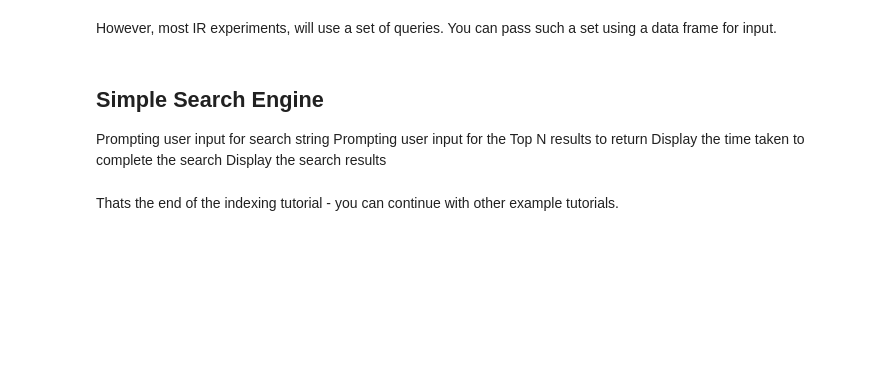
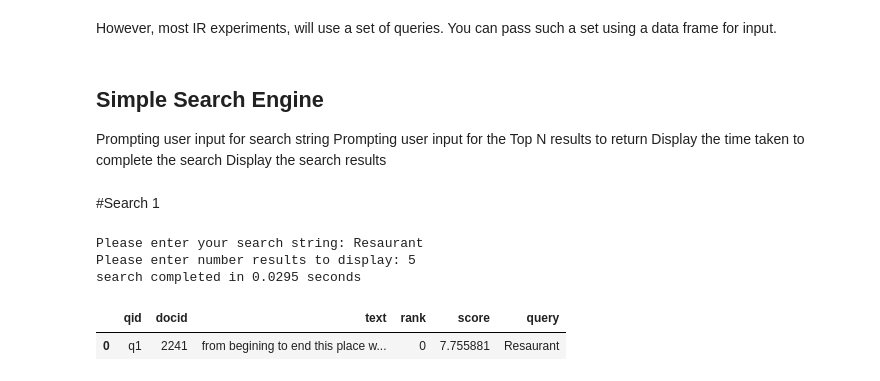
Before and after one commit to d1p013/testing, a Jupyter notebook: Assignment_Simple_Search_Engine.ipynb, the cells around one changed output. Saved outputs shown, nothing was run; the diff lists cells and outputs as text; code cells hidden in the pictures; blank space fills up the shorter version.

```diff
--- a/Assignment_Simple_Search_Engine.ipynb
+++ b/Assignment_Simple_Search_Engine.ipynb
@@ -331,31 +230,37 @@ Prompting user input for search string
 Prompting user input for the Top N results to return
 Display the time taken to complete the search
 Display the search results
+# %% [markdown]
+#Search 1
 # %%
 import time
 import pandas as pd
 pd.reset_option('^display.', silent=True)
 #pd.set_option('display.max_rows', None)
 pd.set_option('display.max_columns', None)
 #pd.set_option('display.width', None)
 #pd.set_option('display.max_colwidth', -1)
 
 search_str = input("Please enter your search string: ")
 #print("Search string: ", search_str)
 TopN = input("Please enter number results to display: ")
 #print("Top N results: ", TopN)
 Tstart = time.perf_counter()
 topics = pd.DataFrame([["q1", search_str]],columns=['qid','query'])
-results = pt.BatchRetrieve(indexref, metadata=["text"], num_results=int(TopN)).transform(topics)
+results = pt.BatchRetrieve(indexref, wmodel="TF_IDF", properties={"termpipelines" : "Stopwords,PorterStemmer"}, metadata=["text"], num_results=int(TopN)).transform(topics)
 Tend = time.perf_counter()
 print(f"search completed in {Tend - Tstart:0.4f} seconds")
 
 if len(results) == 0:
   print("no result found!")
 #else:
   #print("len: ", len(results))
   #print(results)
 
 results
+# %% [output]
+Please enter your search string: Resaurant
+Please enter number results to display: 5
+search completed in 0.0295 seconds
+|  | qid | docid | text | rank | score | query |
+| 0 | q1 | 2241 | from begining to end this place w... | 0 | 7.755881 | Resaurant |
-# %% [markdown]
-Thats the end of the indexing tutorial - you can continue with other example tutorials.
```
Also changed, not shown: parts of 18 cells of this notebook.
